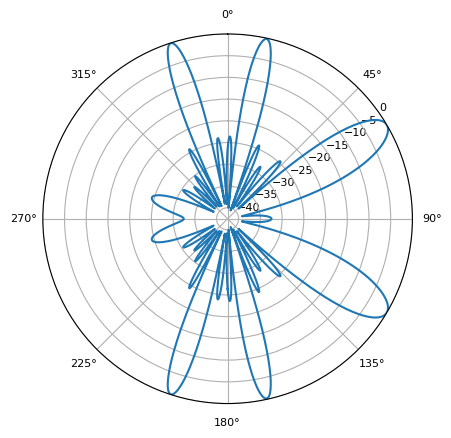
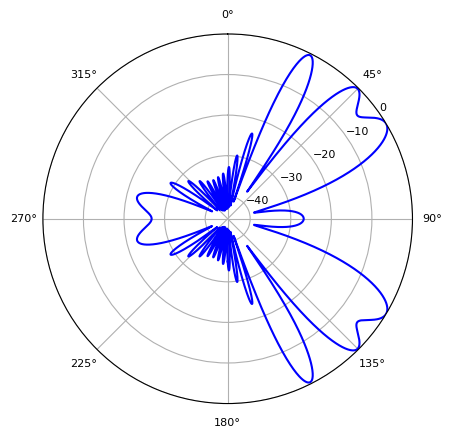
The notebook cell's code change between the first figure and the second:
--- before
+++ after
@@ -3,5 +3,5 @@
 fig, ax = plt.subplots(subplot_kw={'projection': 'polar'}); 
 fig.figsize=(4,4); 
-ax.plot(np.deg2rad(theta_scan_360), P_bartlett_360_db); 
+ax.plot(np.deg2rad(theta_scan_360), P_bartlett_360_db, color='blue'); 
 ax.set_theta_zero_location('N'); 
 ax.set_theta_direction(-1); 

Commit: Updated README.md, expanded MUSIC and ESPRIT